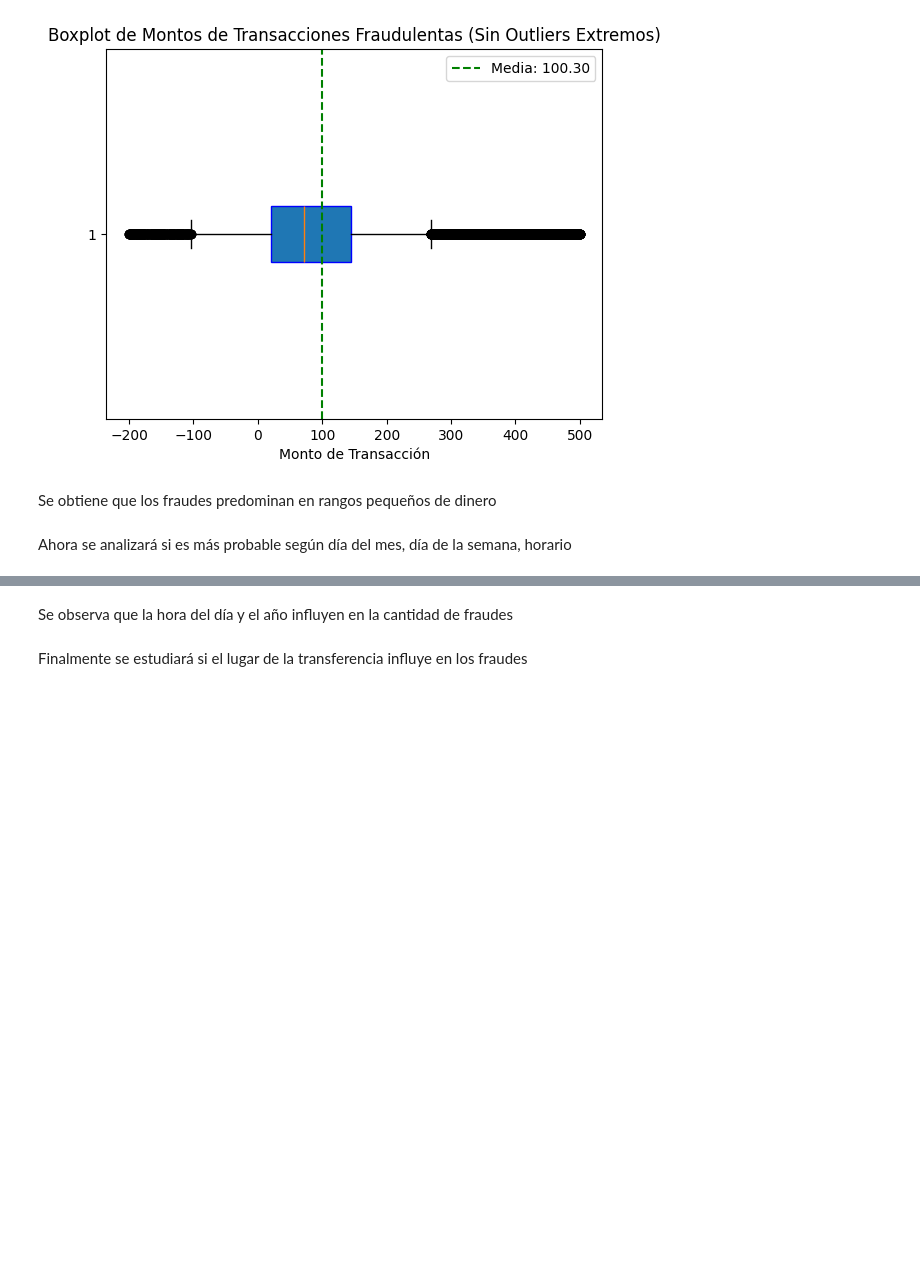
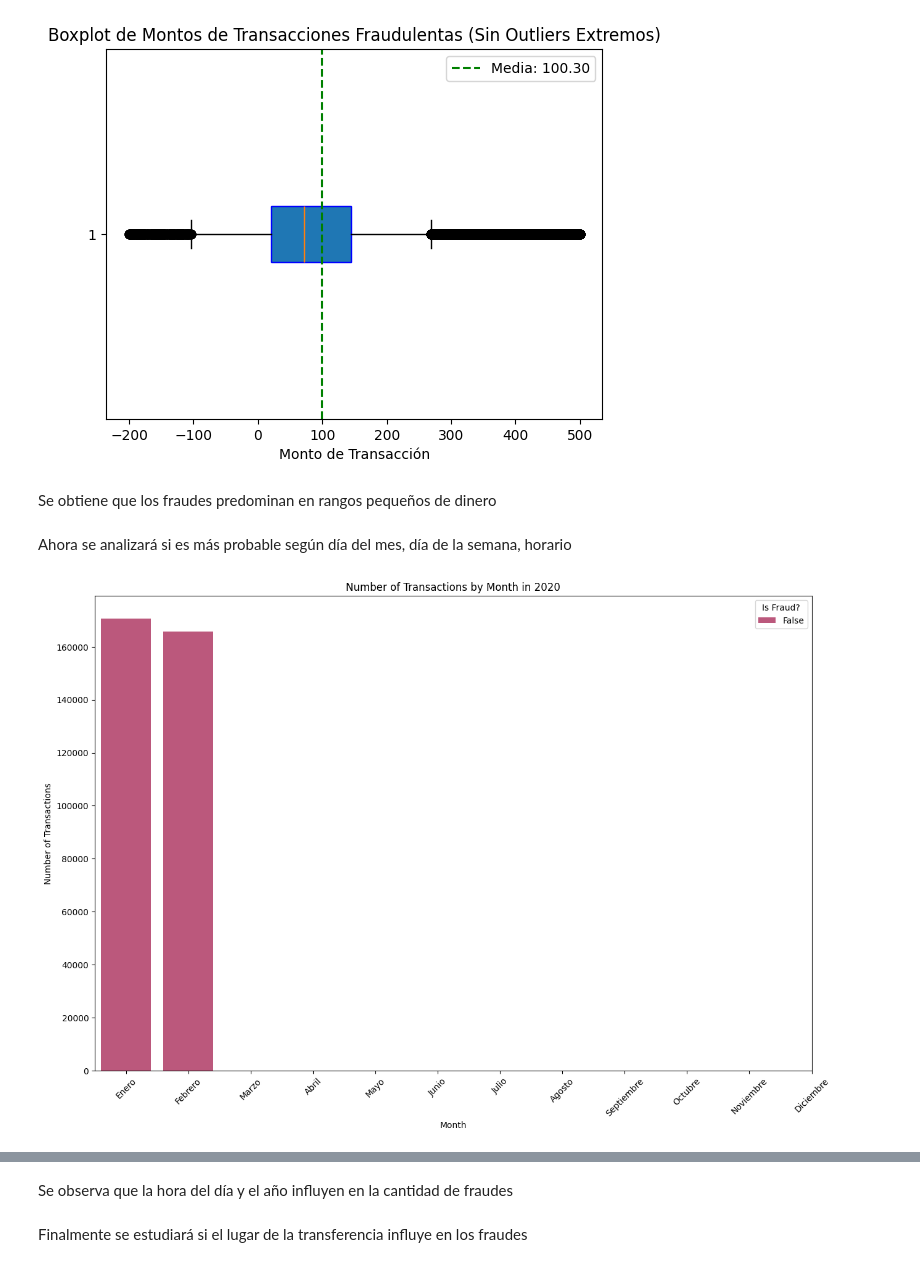
Before and after one commit to AlePatata/Proyecto-Mineros, a Jupyter notebook: EDA2.ipynb, the cells around one changed output, grey strips where cells are left out. Saved outputs shown, nothing was run; the diff lists cells and outputs as text; code cells hidden in the pictures; blank space fills up the shorter version.

```diff
--- a/EDA2.ipynb
+++ b/EDA2.ipynb
@@ -68,3 +68,16 @@ Ahora se analizará si es más probable según día del mes, día de la semana,
 df_cc_times = df_cc.copy()
 df_frauds = df_cc_times[df_cc_times['Is Fraud?'] == True]
 df_frauds_times = df_frauds[['Year', 'Month', 'Day', 'Hour', 'Is Fraud?']].copy()  #Tabla con fechas de fraudes
+# %%
+# Transacciones fraudulentas y no fraudulentas por mes en 2020
+plt.figure(figsize=(15, 10))
+sns.countplot(data=df_cc_times[df_cc_times['Year'] == 2020], x='Month', hue='Is Fraud?', palette='plasma')
+month_names = ['Enero', 'Febrero', 'Marzo', 'Abril', 'Mayo', 'Junio', 'Julio', 'Agosto', 'Septiembre', 'Octubre', 'Noviembre', 'Diciembre']
+plt.xticks(ticks=range(12), labels=month_names, rotation=45)
+plt.title('Number of Transactions by Month in 2020')
+plt.ylabel('Number of Transactions')  # Añadir el nombre del eje y
+plt.xlabel('Month')
+plt.legend(title='Is Fraud?')
+plt.show()
+# %% [output]
+[figure, added]
```
Also changed, not shown: parts of 14 cells of this notebook, 2 other files.
